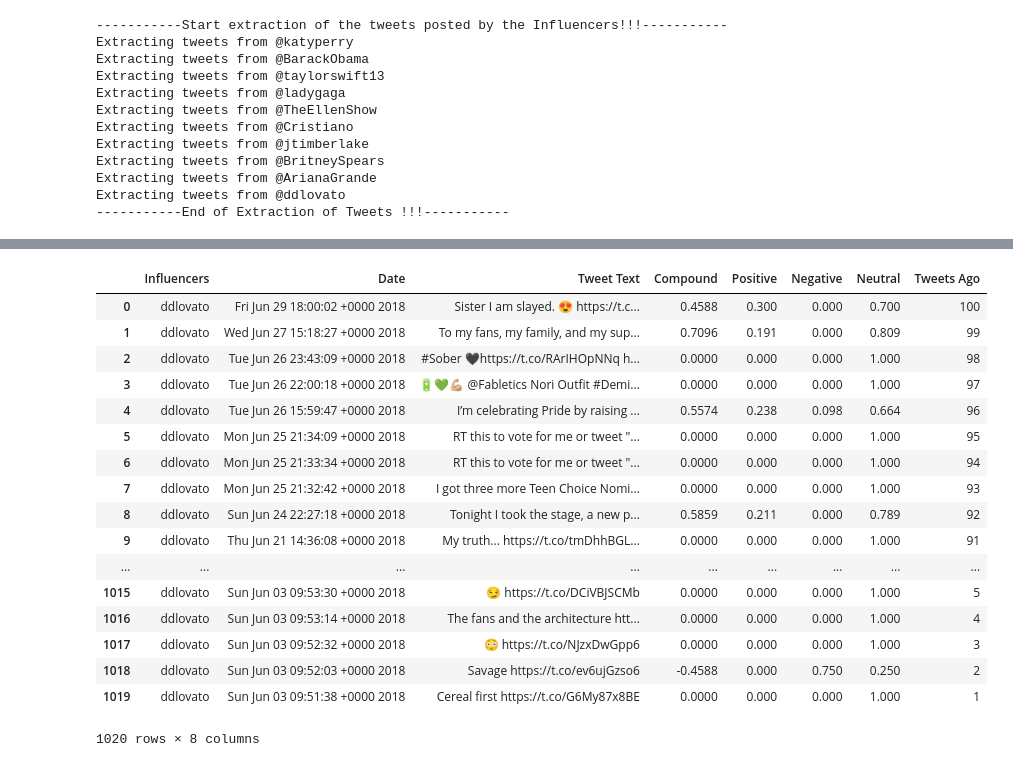
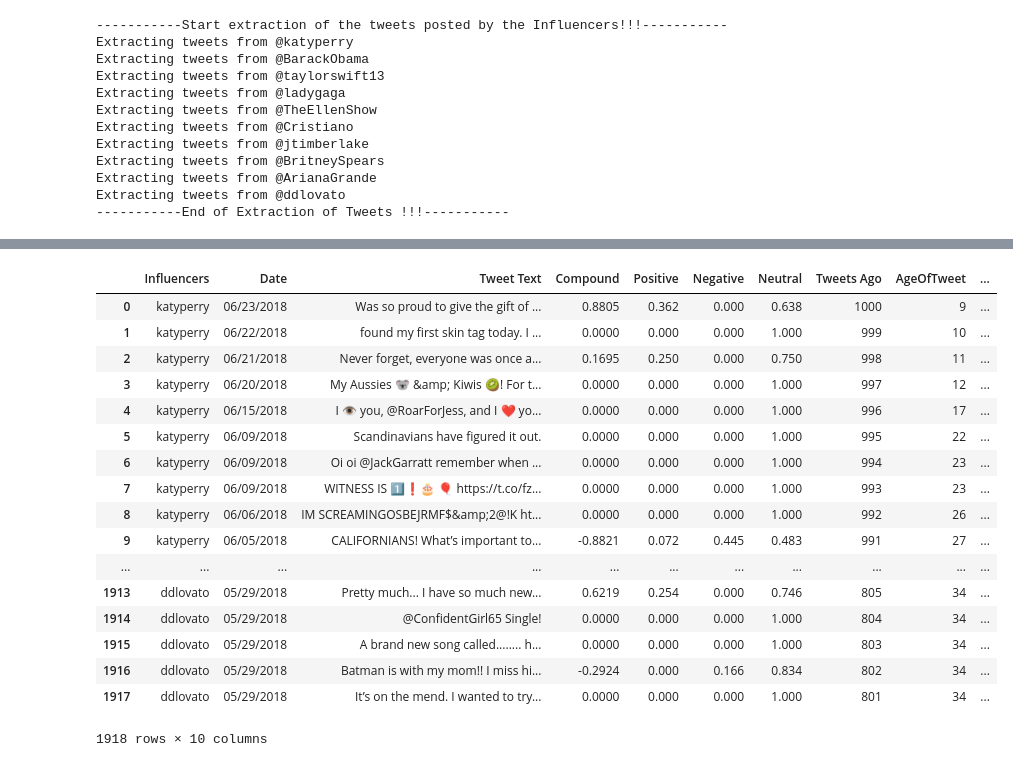
Before and after one commit to Riicha/DataDash, a Jupyter notebook: Main.ipynb, the cells around one changed output, grey strips where cells are left out. Cells and saved outputs as stored; diff of their text form; code cells hidden in the pictures.

```diff
--- a/Main.ipynb
+++ b/Main.ipynb
@@ -228,0 +194,11 @@ top_ten_influencer
+# %%
+#   TM - Grouped on Genre
+#   TM - Data_Influencers_DF.is_copy = False. The .copy() helps to get rid of warning.
+
+Data_Influencers_DF['Average Tweets'] = Data_Influencers_DF['Tweets'].copy()
+Data_Influencers_DF['Count'] = 0
+
+
+AggregatedGenre = Data_Influencers_DF.groupby(["Genre"]).agg({'Genre': 'min', 'Tweets': 'sum', 'Followers': 'sum','Average Tweets':'mean','Age Of Account':'mean','Count':'size'})
+
+AggregatedGenre.sort_values(['Followers'], ascending =False)
@@ -235,15 +344,16 @@ top_ten_influencer
 # %%
-# Extract the first 100 tweets of the Influencers
+# # -TM - Extract the first 1000 tweets of the Influencers
 print("-----------Start extraction of the tweets posted by the Influencers!!!-----------")
 Influencers = top_ten_influencer['Twitter_Handle']
+Sentiment_array = []
 
 for user in Influencers:
     # Set the tweet count to 100
-    tweet_count = 100
+    tweet_count = 1000
     print("Extracting tweets from %s"%user)
 
     # Extract tweets up to 5 pages
-    for x in range(5):
+    for x in range(10):
         influencer_tweets = api.user_timeline(user,page = x)
 # influencer_tweets
 
@@ -256,6 +366,17 @@ for user in Influencers:
             neu = analyzer.polarity_scores(tweet["text"])["neu"]
             neg = analyzer.polarity_scores(tweet["text"])["neg"]
 
+            age_of_tweet = (datetime.now(timezone.utc) - datetime.strptime(tweet['created_at'],'%a %b %d %H:%M:%S %z %Y')).days
+            tweetAge = 0
+            if age_of_tweet < 180:
+                tweetAge = 1
+            elif age_of_tweet < 365:
+                tweetAge = 2
+            else:
+                tweetAge = 3
+
+
+
             # Save the Tweets in an array as a dictionery item
             Sentiment_array.append({"Influencers" : user,
                                     "Tweet Text" : tweet["text"],
@@ -263,8 +384,10 @@ for user in Influencers:
                                     "Positive" : pos,
                                     "Negative" : neg,
                                     "Neutral" : neu,
-                                    "Date" : tweet["created_at"],
-                                    "Tweets Ago" : tweet_count
+                                    "Date" : datetime.strptime(tweet["created_at"],'%a %b %d %H:%M:%S %z %Y').strftime('%m/%d/%Y'),
+                                    "AgeOfTweet":age_of_tweet,
+                                    "TweetAgeType":tweetAge,
+                                    "Tweets Ago": tweet_count
                                    })
 
             #Decrease count of tweet by 1 in the reverse order
@@ -291,36 +417,37 @@ len(Sentiment_array)
 # %%
+# -TM - whole Cell
 # Create dataframe from the Dictionery item of the Sentiment Array
 Sentiment_DF = pd.DataFrame.from_dict(Sentiment_array)
 
-# Remove the '@' from the 'influence' column in the data frame
+# -TM -Remove the '@' from the 'influence' column in the data frame
 Sentiment_DF["Influencers"] = Sentiment_DF["Influencers"].map(lambda x: x.lstrip('@'))
 
-# Re_arrang the columns and save into a CSV file
+# -TM - Re_arrang the columns and save into a CSV file
 Sentiment_DF = Sentiment_DF[["Influencers", "Date", "Tweet Text"
                              , "Compound", "Positive", "Negative"
-                             , "Neutral", "Tweets Ago"
+                             , "Neutral", "Tweets Ago","AgeOfTweet","TweetAgeType"
                             ]]
 
-# Store output in a .CSV File
+# -TM -Store output in a .CSV File
 Sentiment_DF.to_csv("OutPut/influencer_Sentiment_tweets_Analysis.csv")
 
 Sentiment_DF
 # %% [output]
-|  | Influencers | Date | Tweet Text | Compound | Positive | Negative | Neutral | Tweets Ago |
-| 0 | ddlovato | Fri Jun 29 18:00:02 +0000 2018 | Sister I am slayed. 😍 https://t.c... | 0.4588 | 0.300 | 0.000 | 0.700 | 100 |
-| 1 | ddlovato | Wed Jun 27 15:18:27 +0000 2018 | To my fans, my family, and my sup... | 0.7096 | 0.191 | 0.000 | 0.809 | 99 |
-| 2 | ddlovato | Tue Jun 26 23:43:09 +0000 2018 | #Sober 🖤https://t.co/RArIHOpNNq h... | 0.0000 | 0.000 | 0.000 | 1.000 | 98 |
-| 3 | ddlovato | Tue Jun 26 22:00:18 +0000 2018 | 🔋💚💪🏼 @Fabletics Nori Outfit #Demi... | 0.0000 | 0.000 | 0.000 | 1.000 | 97 |
-| 4 | ddlovato | Tue Jun 26 15:59:47 +0000 2018 | I’m celebrating Pride by raising ... | 0.5574 | 0.238 | 0.098 | 0.664 | 96 |
-| 5 | ddlovato | Mon Jun 25 21:34:09 +0000 2018 | RT this to vote for me or tweet "... | 0.0000 | 0.000 | 0.000 | 1.000 | 95 |
-| 6 | ddlovato | Mon Jun 25 21:33:34 +0000 2018 | RT this to vote for me or tweet "... | 0.0000 | 0.000 | 0.000 | 1.000 | 94 |
-| 7 | ddlovato | Mon Jun 25 21:32:42 +0000 2018 | I got three more Teen Choice Nomi... | 0.0000 | 0.000 | 0.000 | 1.000 | 93 |
-| 8 | ddlovato | Sun Jun 24 22:27:18 +0000 2018 | Tonight I took the stage, a new p... | 0.5859 | 0.211 | 0.000 | 0.789 | 92 |
-| 9 | ddlovato | Thu Jun 21 14:36:08 +0000 2018 | My truth... https://t.co/tmDhhBGL... | 0.0000 | 0.000 | 0.000 | 1.000 | 91 |
-| ... | ... | ... | ... | ... | ... | ... | ... | ... |
-| 1015 | ddlovato | Sun Jun 03 09:53:30 +0000 2018 | 😏 https://t.co/DCiVBJSCMb | 0.0000 | 0.000 | 0.000 | 1.000 | 5 |
-| 1016 | ddlovato | Sun Jun 03 09:53:14 +0000 2018 | The fans and the architecture htt... | 0.0000 | 0.000 | 0.000 | 1.000 | 4 |
-| 1017 | ddlovato | Sun Jun 03 09:52:32 +0000 2018 | 😳 https://t.co/NJzxDwGpp6 | 0.0000 | 0.000 | 0.000 | 1.000 | 3 |
-| 1018 | ddlovato | Sun Jun 03 09:52:03 +0000 2018 | Savage https://t.co/ev6ujGzso6 | -0.4588 | 0.000 | 0.750 | 0.250 | 2 |
-| 1019 | ddlovato | Sun Jun 03 09:51:38 +0000 2018 | Cereal first https://t.co/G6My87x8BE | 0.0000 | 0.000 | 0.000 | 1.000 | 1 |
+|  | Influencers | Date | Tweet Text | Compound | Positive | Negative | Neutral | Tweets Ago | AgeOfTweet | ... |
+| 0 | katyperry | 06/23/2018 | Was so proud to give the gift of ... | 0.8805 | 0.362 | 0.000 | 0.638 | 1000 | 9 | ... |
+| 1 | katyperry | 06/22/2018 | found my first skin tag today. I ... | 0.0000 | 0.000 | 0.000 | 1.000 | 999 | 10 | ... |
+| 2 | katyperry | 06/21/2018 | Never forget, everyone was once a... | 0.1695 | 0.250 | 0.000 | 0.750 | 998 | 11 | ... |
+| 3 | katyperry | 06/20/2018 | My Aussies 🐨 &amp; Kiwis 🥝! For t... | 0.0000 | 0.000 | 0.000 | 1.000 | 997 | 12 | ... |
+| 4 | katyperry | 06/15/2018 | I 👁 you, @RoarForJess, and I ❤ yo... | 0.0000 | 0.000 | 0.000 | 1.000 | 996 | 17 | ... |
+| 5 | katyperry | 06/09/2018 | Scandinavians have figured it out. | 0.0000 | 0.000 | 0.000 | 1.000 | 995 | 22 | ... |
+| 6 | katyperry | 06/09/2018 | Oi oi @JackGarratt remember when ... | 0.0000 | 0.000 | 0.000 | 1.000 | 994 | 23 | ... |
+| 7 | katyperry | 06/09/2018 | WITNESS IS 1⃣❗🎂 🎈 https://t.co/fz... | 0.0000 | 0.000 | 0.000 | 1.000 | 993 | 23 | ... |
+| 8 | katyperry | 06/06/2018 | IM SCREAMINGOSBEJRMF$&amp;2@!K ht... | 0.0000 | 0.000 | 0.000 | 1.000 | 992 | 26 | ... |
+| 9 | katyperry | 06/05/2018 | CALIFORNIANS! What’s important to... | -0.8821 | 0.072 | 0.445 | 0.483 | 991 | 27 | ... |
+| ... | ... | ... | ... | ... | ... | ... | ... | ... | ... | ... |
+| 1913 | ddlovato | 05/29/2018 | Pretty much... I have so much new... | 0.6219 | 0.254 | 0.000 | 0.746 | 805 | 34 | ... |
+| 1914 | ddlovato | 05/29/2018 | @ConfidentGirl65 Single! | 0.0000 | 0.000 | 0.000 | 1.000 | 804 | 34 | ... |
+| 1915 | ddlovato | 05/29/2018 | A brand new song called........ h... | 0.0000 | 0.000 | 0.000 | 1.000 | 803 | 34 | ... |
+| 1916 | ddlovato | 05/29/2018 | Batman is with my mom!! I miss hi... | -0.2924 | 0.000 | 0.166 | 0.834 | 802 | 34 | ... |
+| 1917 | ddlovato | 05/29/2018 | It’s on the mend. I wanted to try... | 0.0000 | 0.000 | 0.000 | 1.000 | 801 | 34 | ... |
-1020 rows × 8 columns
+1918 rows × 10 columns
```
Also changed, not shown: parts of 50 cells of this notebook.
